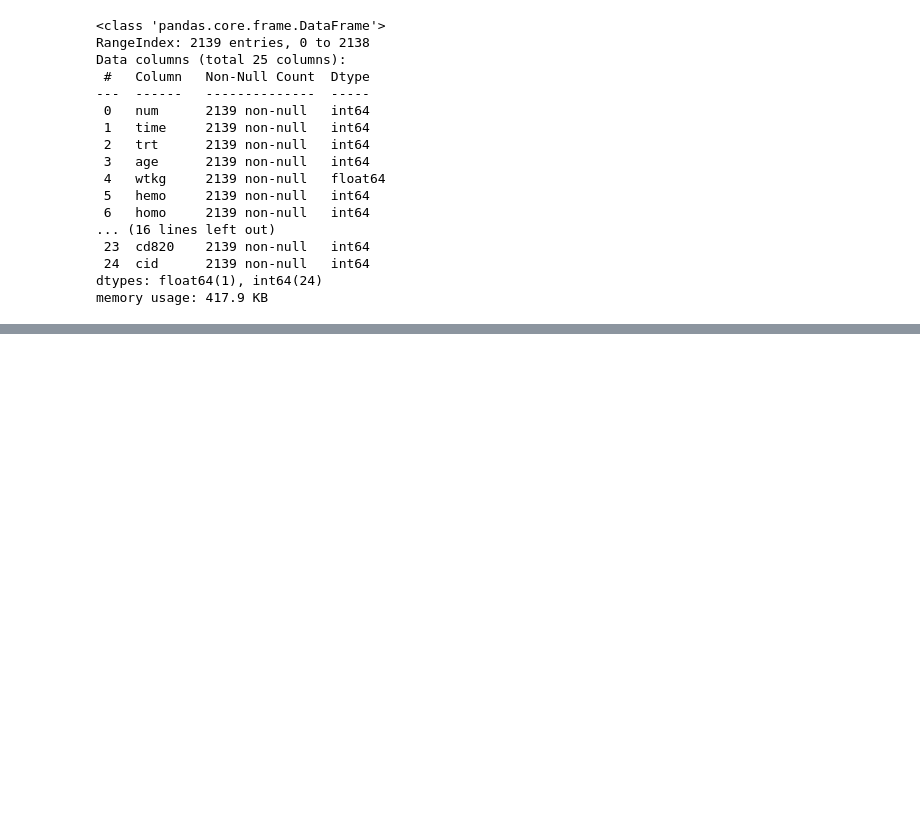
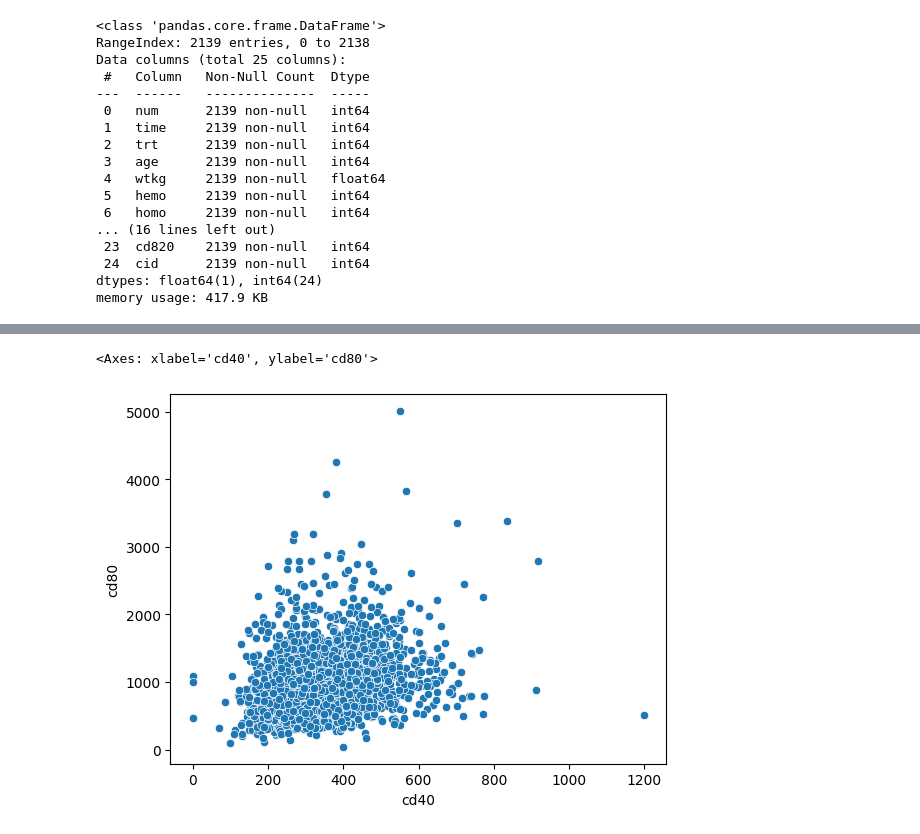
Before and after one commit to bogatyr-e/ml-prediction-aids, a Jupyter notebook: src/preprocessing.ipynb, the cells around one changed output, grey strips where cells are left out. Cells and saved outputs as stored; diff of their text form; code cells hidden in the pictures; blank space fills up the shorter version.

```diff
--- a/src/preprocessing.ipynb
+++ b/src/preprocessing.ipynb
@@ -115,0 +387,6 @@ pickle.dump(df_confusion, file_to_write)
+# %%
+#cd80, cd80 scatter-plot der CD-Proteine at baseline
+sns.scatterplot(aidsnum, x='cd40', y='cd80')
+# %% [output]
+<Axes: xlabel='cd40', ylabel='cd80'>
+[figure, added]
```
Also changed, not shown: parts of 80 cells of this notebook, 4 other files.
